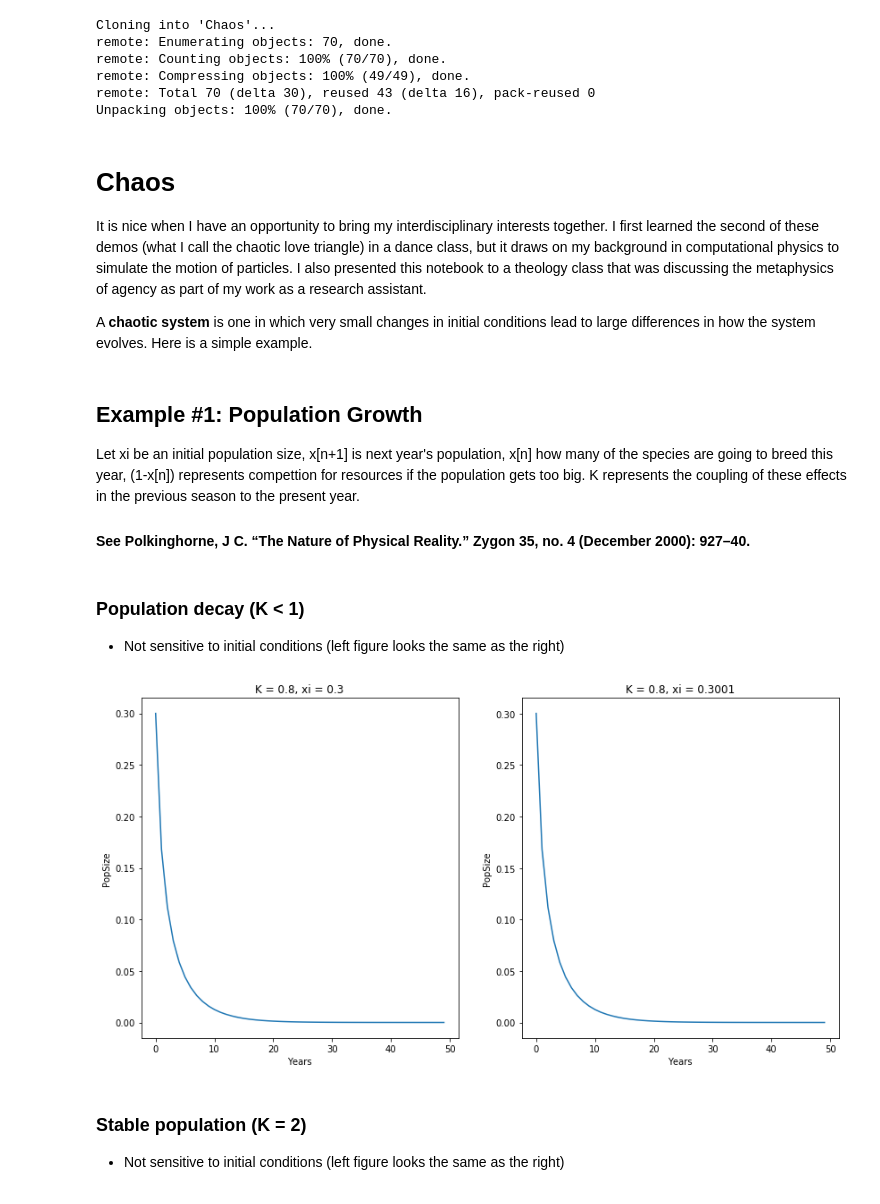
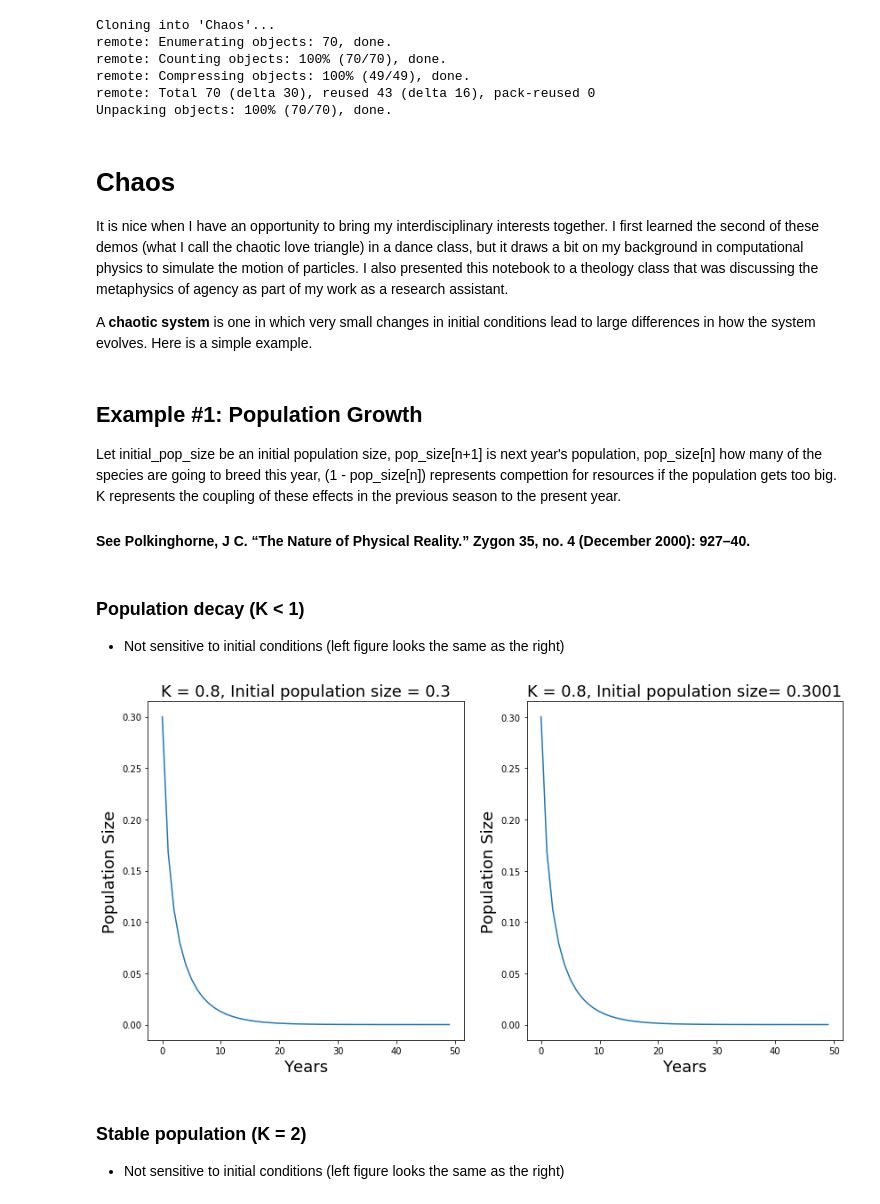
Before and after one commit to liminal-learner/Chaos, a Jupyter notebook: notebooks/Chaos.ipynb, the cells around one changed output. Drawn from its saved outputs; the diff is of its cells as text; code cells hidden in the pictures.

Commit message:
Added some more comments and observations to the notebook.

```diff
--- a/notebooks/Chaos.ipynb
+++ b/notebooks/Chaos.ipynb
@@ -38,12 +43,12 @@ def plot_tableau(sim_record, n_agents):
 # %% [markdown]
 # Chaos
 
-It is nice when I have an opportunity to bring my interdisciplinary interests together. I first learned the second of these demos (what I call the chaotic love triangle) in a dance class, but it draws on my background in computational physics to simulate the motion of particles. I also presented this notebook to a theology class that was discussing the metaphysics of agency as part of my work as a research assistant.
+It is nice when I have an opportunity to bring my interdisciplinary interests together. I first learned the second of these demos (what I call the chaotic love triangle) in a dance class, but it draws a bit on my background in computational physics to simulate the motion of particles. I also presented this notebook to a theology class that was discussing the metaphysics of agency as part of my work as a research assistant.
 
 
 A **chaotic system** is one in which very small changes in initial conditions lead to large differences in how the system evolves. Here is a simple example.
 # %% [markdown]
 ## Example #1: Population Growth
 
-Let xi be an initial population size, x[n+1] is next year's population, x[n] how many of the species are going to breed this year, (1-x[n]) represents compettion for resources if the population gets too big. K represents the coupling of these effects in the previous season to the present year.
+Let initial_pop_size be an initial population size, pop_size[n+1] is next year's population, pop_size[n] how many of the species are going to breed this year, (1 - pop_size[n]) represents compettion for resources if the population gets too big. K represents the coupling of these effects in the previous season to the present year.
 #### See Polkinghorne, J C. “The Nature of Physical Reality.” Zygon 35, no. 4 (December 2000): 927–40.
@@ -62,19 +55,42 @@ def plotPopSize(k,x1,x2,xi1,xi2):
+# %%
+def calc_pop_size(K, initial_pop_size, n):
+    """ A method to calculate the population size of a current year based on the previous"""
+    pop_size = initial_pop_size * np.ones((n, 1))
+    for n in range(n - 1):
+        pop_size[n+1] = K * pop_size[n] * (1 - pop_size[n])
+
+    return pop_size
+
+def plot_pop_size(K, pop_size_1, pop_size_2, initial_pop_size_1, initial_pop_size_2):
+    """ Plots two population models for two different initial conditions for a given value of K"""
+    ax1 = plt.subplot(1, 2, 1)
+    ax1.set_title("K = {}, Initial population size = {}".format(K, initial_pop_size_1), fontsize = 18)
+    ax1.set_ylabel("Population Size", fontsize = 18)
+    ax1.set_xlabel("Years", fontsize = 18)
+
+    ax2 = plt.subplot(1, 2, 2)
+    ax2.set_title("K = {}, Initial population size= {}".format(K, initial_pop_size_2), fontsize = 18)
+    ax2.set_ylabel("Population Size", fontsize = 18)
+    ax2.set_xlabel("Years", fontsize = 18)
+
+    ax1.plot(pop_size_1)
+    ax2.plot(pop_size_2)
 # %% [markdown]
 ### Population decay (K < 1)
 
 * Not sensitive to initial conditions (left figure looks the same as the right)
 # %%
-k=0.8
-n=50
-xi1=0.3
-xi2=0.3001
+K = 0.8
+n = 50
+initial_pop_1 = 0.3
+initial_pop_2 = 0.3001
 plt.rcParams['figure.figsize'] = (14, 7)
 
-x1=modelPopSize(k,xi1,n)
-x2=modelPopSize(k,xi2,n)
-plotPopSize(k,x1,x2,xi1,xi2)
+pop_size_1 = calc_pop_size(K, initial_pop_1, n)
+pop_size_2 = calc_pop_size(K, initial_pop_2, n)
+plot_pop_size(K, pop_size_1, pop_size_2, initial_pop_1, initial_pop_2)
 # %% [output]
-[figure, old version]
+[figure, new version]
 # %% [markdown]
 ### Stable population (K = 2)
 
```
Also changed, not shown: parts of 16 cells of this notebook.
